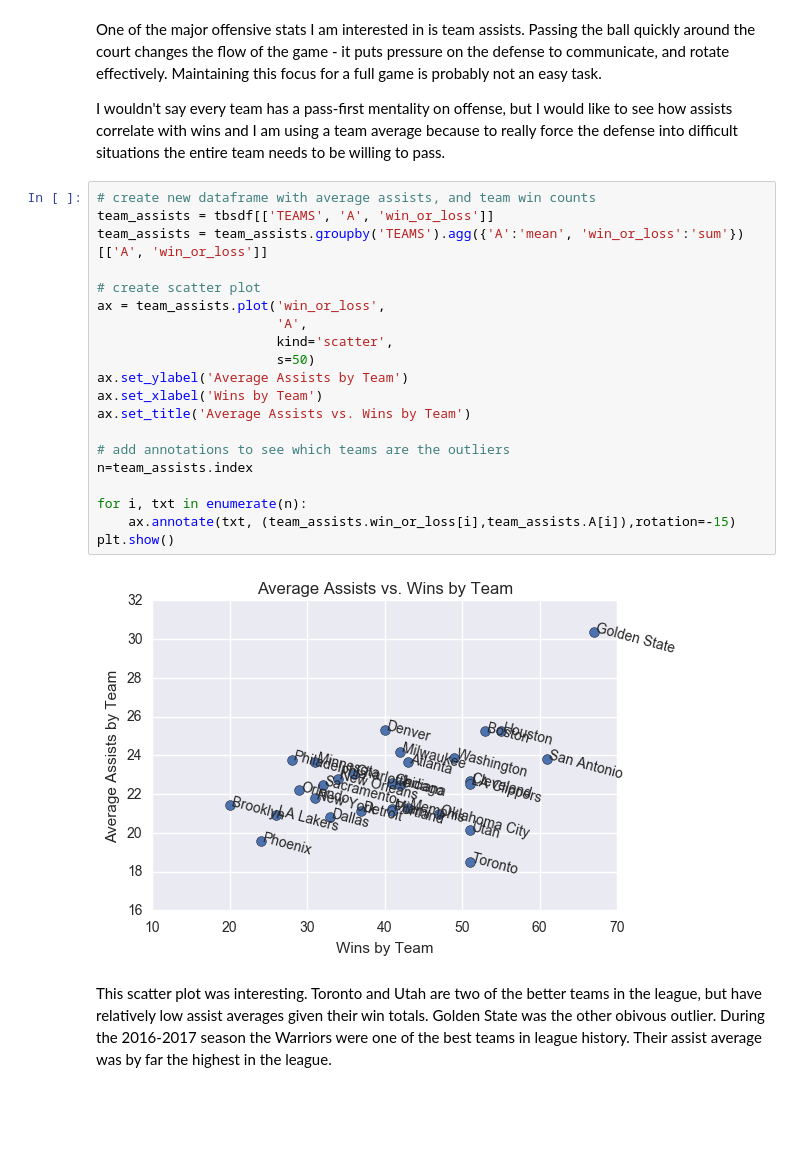
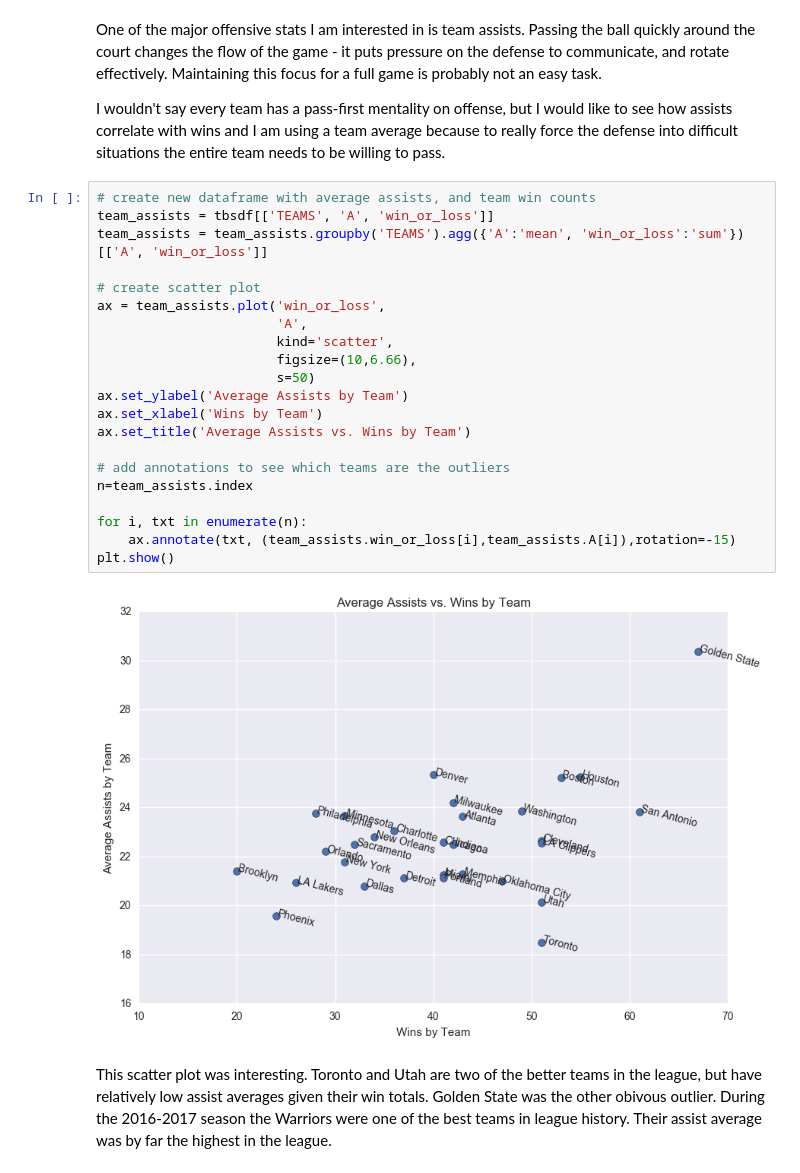
Before and after one commit to MPhillips55/Capstone_Project_1_2016-2017_NBA_Data, a Jupyter notebook: EDA/Capstone Project EDA - 2016-2017 NBA Data.ipynb, the cells around one changed output. Saved outputs shown, nothing was run; the diff lists cells and outputs as text; blank space fills up the shorter version.

```diff
--- a/EDA/Capstone Project EDA - 2016-2017 NBA Data.ipynb
+++ b/EDA/Capstone Project EDA - 2016-2017 NBA Data.ipynb
@@ -113,25 +113,26 @@ I wouldn't say every team has a pass-first mentality on offense, but I would lik
 # %%
 # create new dataframe with average assists, and team win counts
 team_assists = tbsdf[['TEAMS', 'A', 'win_or_loss']]
 team_assists = team_assists.groupby('TEAMS').agg({'A':'mean', 'win_or_loss':'sum'})[['A', 'win_or_loss']]
 
 # create scatter plot
 ax = team_assists.plot('win_or_loss',
                        'A',
                        kind='scatter',
+                       figsize=(10,6.66),
                        s=50)
 ax.set_ylabel('Average Assists by Team')
 ax.set_xlabel('Wins by Team')
 ax.set_title('Average Assists vs. Wins by Team')
 
 # add annotations to see which teams are the outliers
 n=team_assists.index
 
 for i, txt in enumerate(n):
     ax.annotate(txt, (team_assists.win_or_loss[i],team_assists.A[i]),rotation=-15)
 plt.show()
 # %% [output]
-[figure, old version]
+[figure, new version]
 # %% [markdown]
 This scatter plot was interesting. Toronto and Utah are two of the better teams in the league, but have relatively low assist averages given their win totals. Golden State was the other obivous outlier. During the 2016-2017 season the Warriors were one of the best teams in league history. Their assist average was by far the highest in the league.
 # %% [markdown]
```
Also changed, not shown: parts of 25 cells of this notebook.
